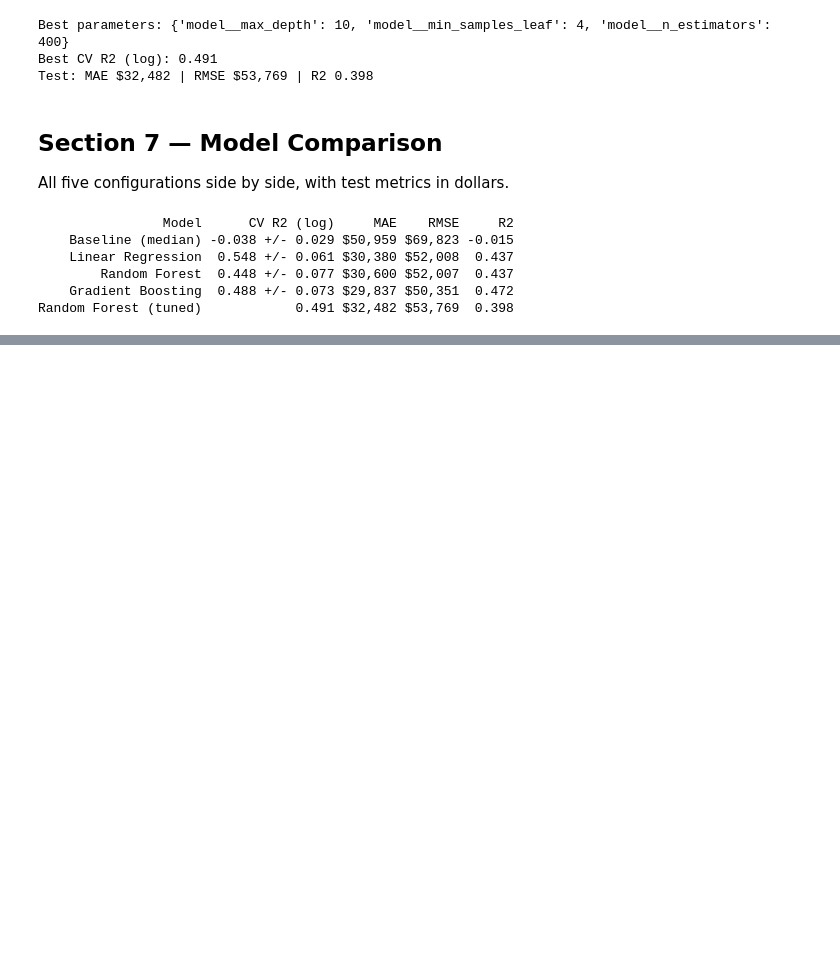
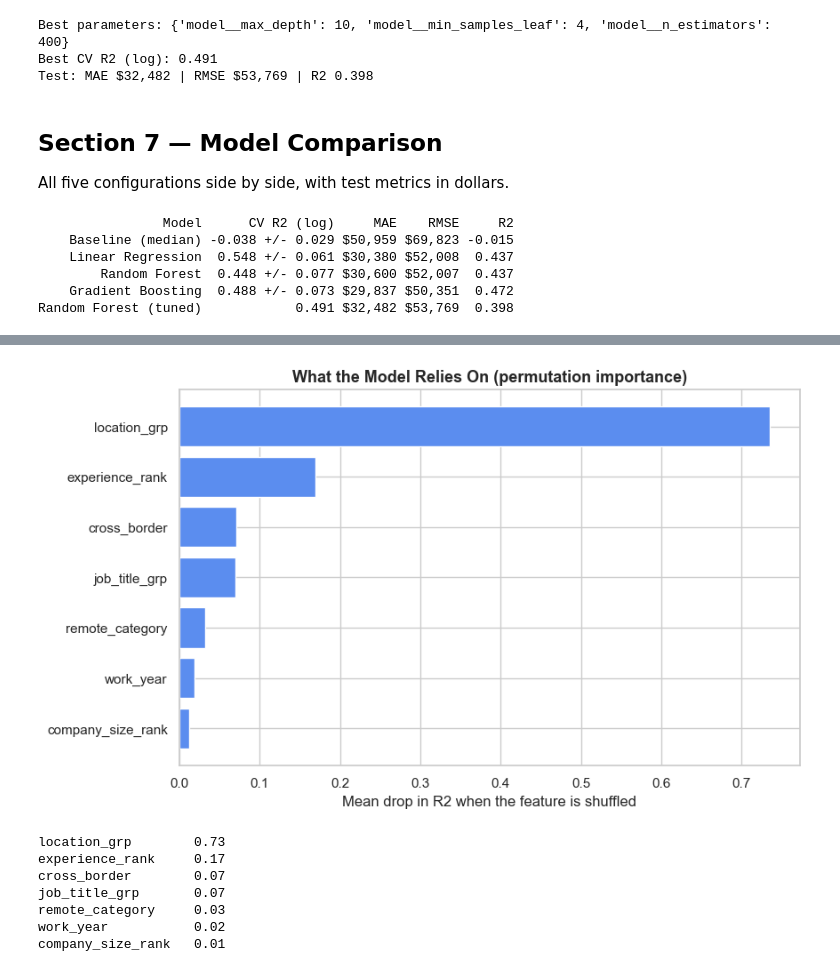
Before and after one commit to FranciscoMartinezGrecco/Data-ai-jobs-analysis, a Jupyter notebook: notebooks/03_salary_prediction.ipynb, the cells around one changed output, grey strips where cells are left out. Drawn from its saved outputs; the diff is of its cells as text; code cells hidden in the pictures; blank space fills up the shorter version.

Commit message:
Salary prediction: feature importance and error analysis

```diff
--- a/notebooks/03_salary_prediction.ipynb
+++ b/notebooks/03_salary_prediction.ipynb
@@ -254,0 +259,29 @@ Random Forest (tuned)            0.491 $32,482 $53,769  0.398
+# %%
+# Permutation importance on the test set: shuffle one column at a
+# time and measure how much R2 drops. Since we permute the raw
+# columns (before one-hot), each categorical feature is evaluated
+# as a whole instead of dummy by dummy.
+perm = permutation_importance(final_model, X_test, ylog_test,
+                              n_repeats=10, random_state=RANDOM_STATE, scoring='r2')
+
+importance = pd.Series(perm.importances_mean, index=X.columns).sort_values()
+
+fig, ax = plt.subplots(figsize=(9, 5.5))
+ax.barh(importance.index, importance.values, color='#5b8def', edgecolor='white')
+ax.set_title('What the Model Relies On (permutation importance)',
+             fontsize=13, fontweight='bold')
+ax.set_xlabel('Mean drop in R2 when the feature is shuffled')
+
+plt.savefig('../outputs/figures/feature_importance.png', dpi=150, bbox_inches='tight')
+plt.show()
+
+print(importance.sort_values(ascending=False).round(3).to_string())
+# %% [output]
+[figure, added]
+location_grp        0.73
+experience_rank     0.17
+cross_border        0.07
+job_title_grp       0.07
+remote_category     0.03
+work_year           0.02
+company_size_rank   0.01
```
Also changed, not shown: parts of 3 cells of this notebook, 3 other files.
